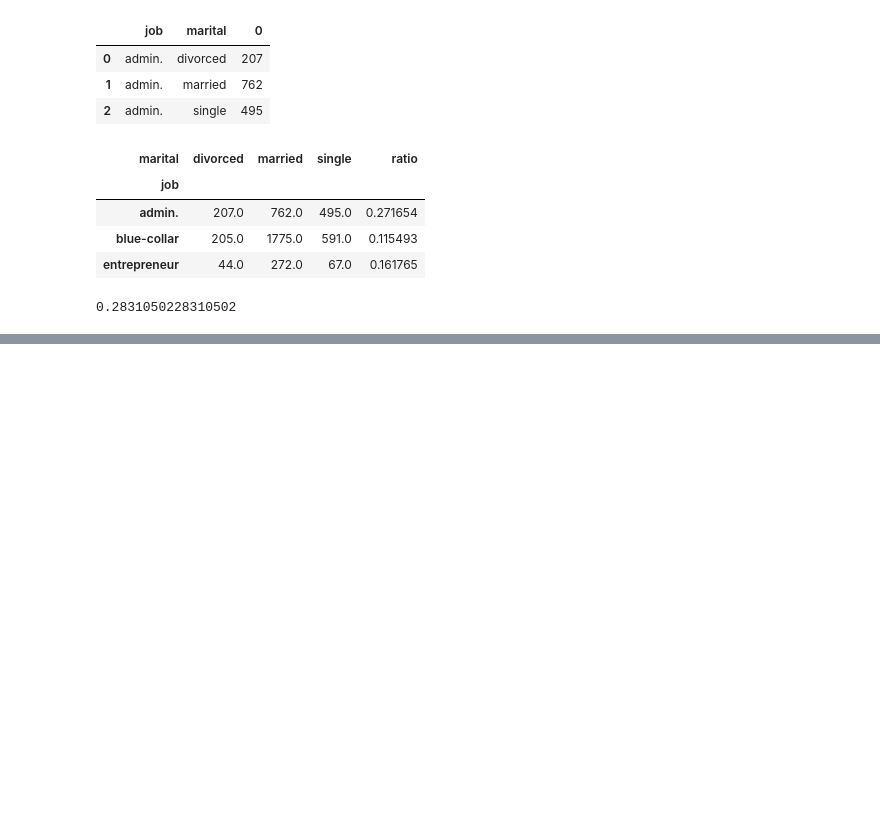
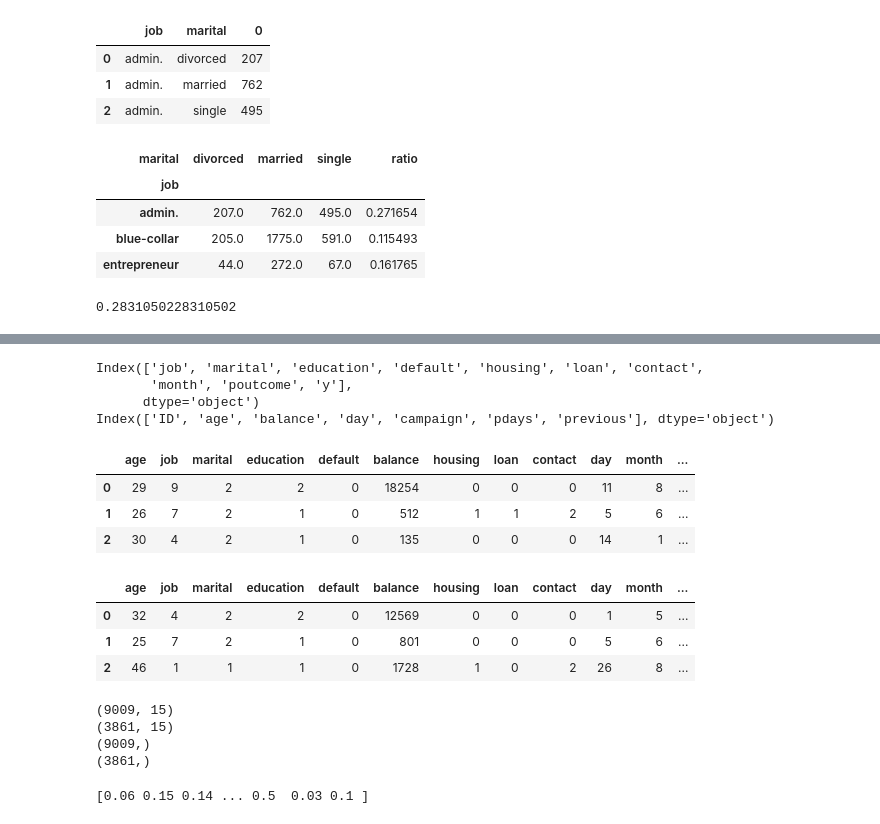
Before and after one commit to heyggun/bigdata_analysis_test, a Jupyter notebook: DataManim_모의1.ipynb, the cells around one changed output, grey strips where cells are left out. Cells and saved outputs as stored; diff of their text form; code cells hidden in the pictures; blank space fills up the shorter version.

```diff
--- a/DataManim_모의1.ipynb
+++ b/DataManim_모의1.ipynb
@@ -129,0 +211,46 @@ pivotdf.sort_values('ratio', ascending=False)['ratio'][0]
+# %%
+obj = train.select_dtypes(include='object').columns
+num = train.select_dtypes(include='number').columns
+
+
+print(obj)
+print(num)
+# %% [output]
+Index(['job', 'marital', 'education', 'default', 'housing', 'loan', 'contact',
+       'month', 'poutcome', 'y'],
+      dtype='object')
+Index(['ID', 'age', 'balance', 'day', 'campaign', 'pdays', 'previous'], dtype='object')
+# %%
+Train = train.drop(columns=['ID'])
+X_train = Train.drop(columns=['y'])
+y_train = Train['y']
+Test = test.drop(columns=['ID'])
+# %%
+# 범주형 전처리
+
+from sklearn.preprocessing import LabelEncoder
+
+def Label_Encoder(df):
+
+  cols = ['job','marital','education','default','housing','loan', 'contact',
+          'month','poutcome']
+
+  for col in cols:
+    le = LabelEncoder()
+    df[col] = le.fit_transform(df[col])
+
+  return df
+# %%
+X_trains = Label_Encoder(X_train)
+display(X_trains.head(3))
+X_tests = Label_Encoder(Test)
+display(X_tests.head(3))
+# %% [output]
+|  | age | job | marital | education | default | balance | housing | loan | contact | day | month | ... |
+| 0 | 29 | 9 | 2 | 2 | 0 | 18254 | 0 | 0 | 0 | 11 | 8 | ... |
+| 1 | 26 | 7 | 2 | 1 | 0 | 512 | 1 | 1 | 2 | 5 | 6 | ... |
+| 2 | 30 | 4 | 2 | 1 | 0 | 135 | 0 | 0 | 0 | 14 | 1 | ... |
+|  | age | job | marital | education | default | balance | housing | loan | contact | day | month | ... |
+| 0 | 32 | 4 | 2 | 2 | 0 | 12569 | 0 | 0 | 0 | 1 | 5 | ... |
+| 1 | 25 | 7 | 2 | 1 | 0 | 801 | 0 | 0 | 0 | 5 | 6 | ... |
+| 2 | 46 | 1 | 1 | 1 | 0 | 1728 | 1 | 0 | 2 | 26 | 8 | ... |
@@ -129,0 +266,30 @@ pivotdf.sort_values('ratio', ascending=False)['ratio'][0]
+# %%
+# 모델링을 위한 split
+
+
+from sklearn.model_selection import train_test_split
+
+X_train_m, X_test_m, y_train_m, y_test_m = train_test_split(X_trains, y_train,
+                                                            test_size=0.3,
+                                                            random_state=1234)
+
+print(X_train_m.shape)
+print(X_test_m.shape)
+print(y_train_m.shape)
+print(y_test_m.shape)
+# %% [output]
+(9009, 15)
+(3861, 15)
+(9009,)
+(3861,)
+# %%
+# 모델링
+
+from sklearn.ensemble import RandomForestClassifier
+
+model = RandomForestClassifier()
+model.fit(X_train_m, y_train_m)
+pred = model.predict_proba(X_test_m)[:,1]
+print(pred)
+# %% [output]
+[0.06 0.15 0.14 ... 0.5  0.03 0.1 ]
```
Also changed, not shown: parts of 13 cells of this notebook.
